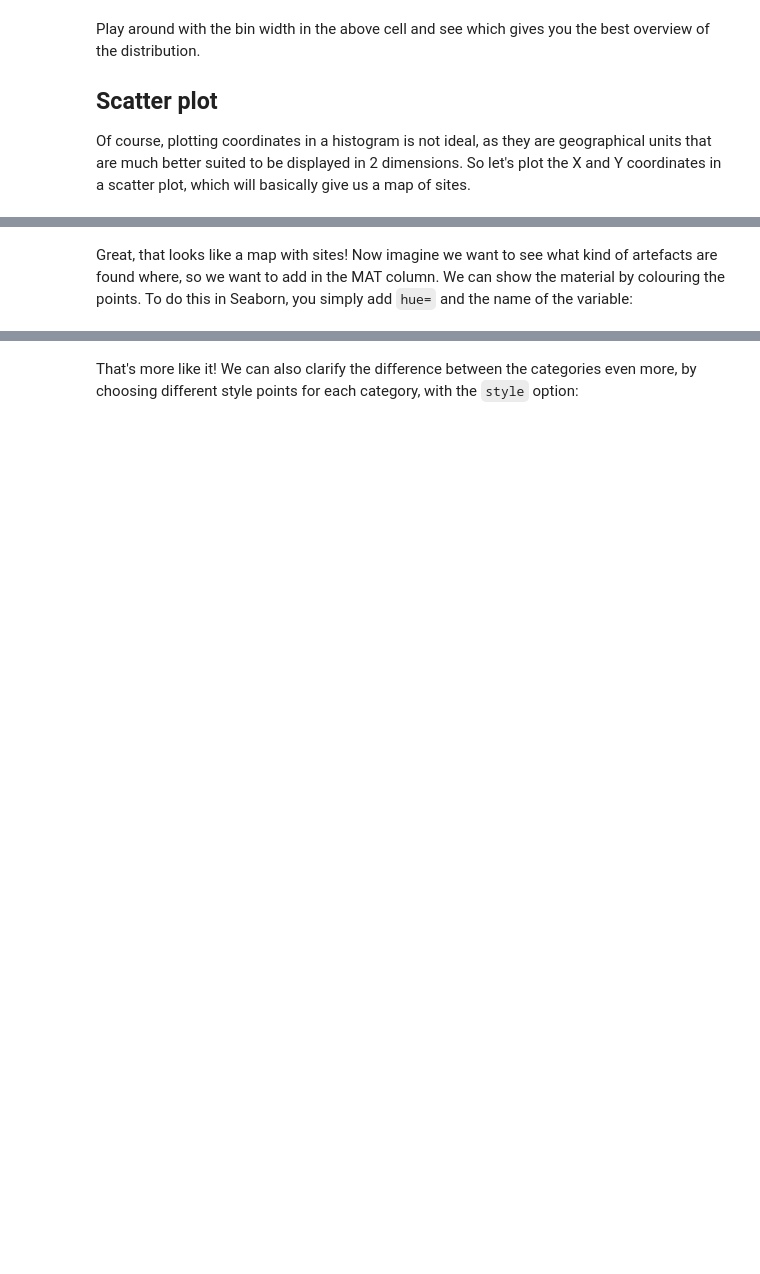
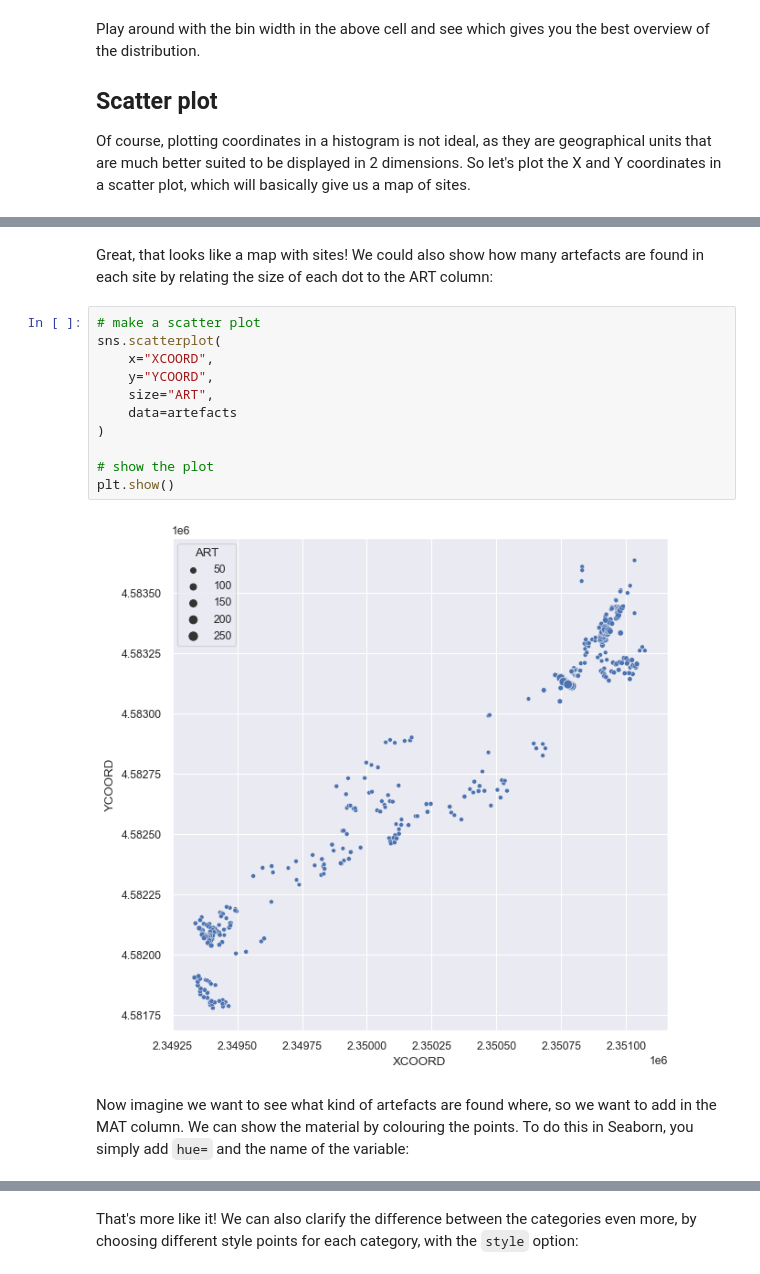
Before and after one commit to alexbrandsen/making-graphs-in-python-for-archaeologists, a Jupyter notebook: making-graphs-and-plots.ipynb, the cells around one changed output, grey strips where cells are left out. Saved outputs shown, nothing was run; the diff lists cells and outputs as text; blank space fills up the shorter version.

```diff
--- a/making-graphs-and-plots.ipynb
+++ b/making-graphs-and-plots.ipynb
@@ -167,5 +699,20 @@ plt.show()
+# %% [markdown]
+Great, that looks like a map with sites! We could also show how many artefacts are found in each site by relating the size of each dot to the ART column:
+# %%
+# make a scatter plot
+sns.scatterplot(
+    x="XCOORD",
+    y="YCOORD",
+    size="ART",
+    data=artefacts
+)
+
+# show the plot
+plt.show()
+# %% [output]
+[figure, added]
 # %% [markdown]
-Great, that looks like a map with sites! Now imagine we want to see what kind of artefacts are found where, so we want to add in the MAT column. We can show the material by colouring the points. To do this in Seaborn, you simply add `hue=` and the name of the variable:
+Now imagine we want to see what kind of artefacts are found where, so we want to add in the MAT column. We can show the material by colouring the points. To do this in Seaborn, you simply add `hue=` and the name of the variable:
 # %%
 # make a scatter plot
 sns.scatterplot(
```
Also changed, not shown: parts of 106 cells of this notebook.
